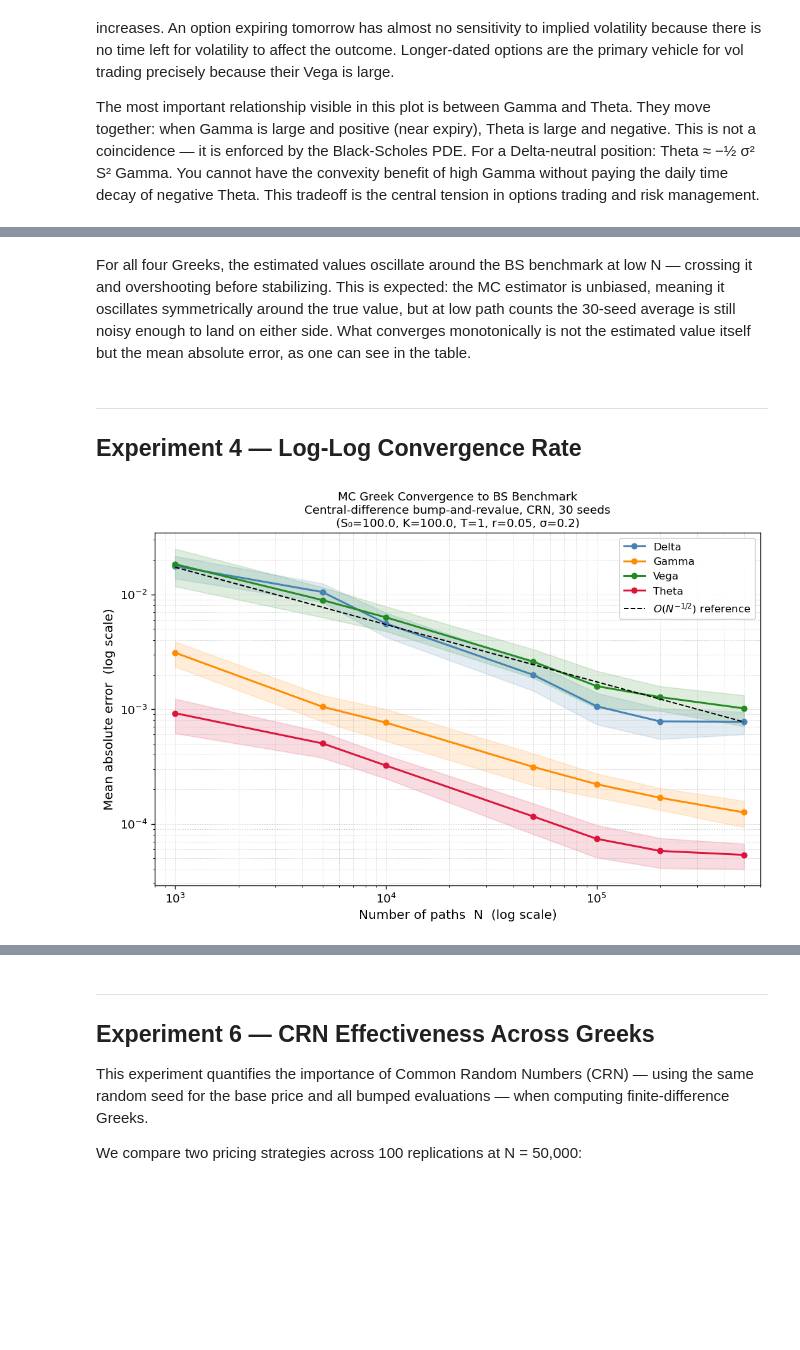
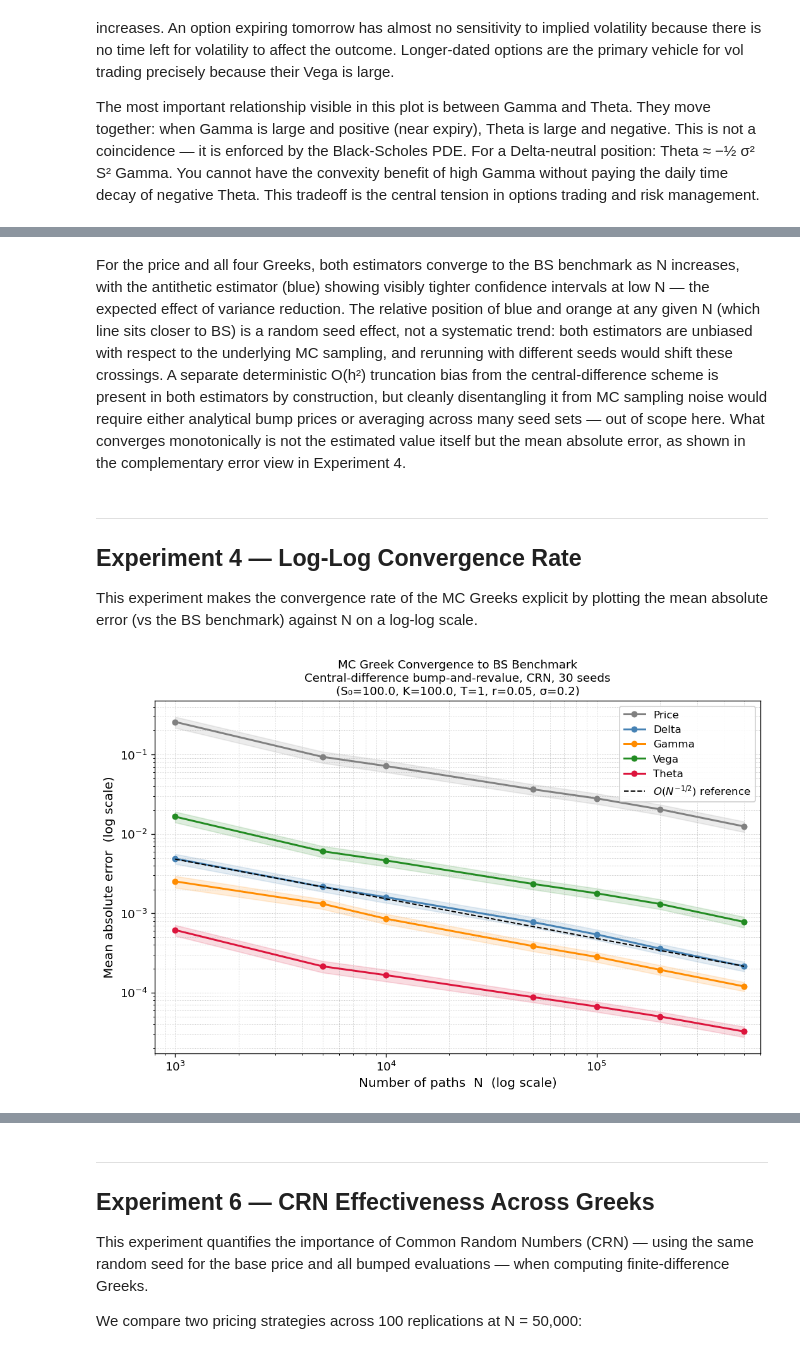
Before and after one commit to bfl-almeida/project_monte_carlo, a Jupyter notebook: notebooks/research_demo_greeks.ipynb, the cells around one changed output, grey strips where cells are left out. Drawn from its saved outputs; the diff is of its cells as text; code cells hidden in the pictures; blank space fills up the shorter version.

```diff
--- a/notebooks/research_demo_greeks.ipynb
+++ b/notebooks/research_demo_greeks.ipynb
@@ -265,10 +262,11 @@ path_grid=[1_000, 5_000, 10_000, 50_000, 100_000, 200_000, 500_000]
 
 mc_greeks = mc_european_option_greeks(S0, K, T, r, sigma, 'call',path_grid[-1], random_seed,)
 
-def run_mc_greeks_experiment(S0, K, T, r, sigma, path_grid):
+def run_mc_greeks_experiment(S0, K, T, r, sigma, path_grid, antithetic=False, n_seeds = 30) -> pd.DataFrame:
 
     # Compute analytical benchmarks once, outside all loops
     benchmarks = {
+        "price": bs_call_price(S0, K, T, r, sigma),
         "delta": bs_call_delta(S0, K, T, r, sigma),
         "gamma": bs_gamma(S0, K, T, r, sigma),
         "vega":  bs_vega(S0, K, T, r, sigma),
@@ -280,18 +278,20 @@ def run_mc_greeks_experiment(S0, K, T, r, sigma, path_grid):
 
     #Loop over path counts and seeds, collect results and runtimes
     for n_paths in path_grid:
-        for used_seed in range(30):
+        for used_seed in range(n_seeds):
             t0 = time.perf_counter()
             res = mc_european_option_greeks(
                 S0=S0, K=K, T=T, r=r, sigma=sigma,
                 option_type="call",
                 n_paths=n_paths,
+                antithetic=antithetic,
                 random_seed=used_seed,
             )
             rt = time.perf_counter() - t0
 
             rows.append({
                 "n_paths":   n_paths,
+                "price":     res.base_price,
                 "delta":  res.delta,
                 "gamma":  res.gamma,
                 "vega":   res.vega,
@@ -302,6 +302,7 @@ def run_mc_greeks_experiment(S0, K, T, r, sigma, path_grid):
 
     df = pd.DataFrame(rows)
     # Add absolute error columns using benchmarks
+
     for greek, bs_val in benchmarks.items():
         df[f"{greek}_error"] = np.abs(df[greek] - bs_val)
     return df
@@ -313,6 +314,9 @@ def aggregate_greeks_experiment(df: pd.DataFrame) -> pd.DataFrame:
     agg =  (
         df.groupby("n_paths")
         .agg(
+            price=("price", "mean"),
+            price_mean_error=("price_error", "mean"),
+            price_se        =("price_error", se),
             delta=("delta", "mean"),
             delta_mean_error=("delta_error", "mean"),
             delta_se        =("delta_error", se),
@@ -337,13 +341,16 @@ def aggregate_greeks_experiment(df: pd.DataFrame) -> pd.DataFrame:
     return agg
 
 benchmarks_dict = {
+        "price": bs_call_price(S0, K, T, r, sigma),
         "delta": bs_call_delta(S0, K, T, r, sigma),
         "gamma": bs_gamma(S0, K, T, r, sigma),
         "vega":  bs_vega(S0, K, T, r, sigma),
         "theta": bs_call_theta(S0, K, T, r, sigma),
     }
 
-df_raw = run_mc_greeks_experiment(S0, K, T, r, sigma, path_grid)
+n_seeds = 100
+
+df_raw = run_mc_greeks_experiment(S0, K, T, r, sigma, path_grid, antithetic=True, n_seeds=n_seeds)
 agg_df  = aggregate_greeks_experiment(df_raw)
 # %% [markdown]
 ### Aggregated Greek Estimates Across 30 Seeds
@@ -435,12 +505,14 @@ plt.show()
 # %% [markdown]
-For all four Greeks, the estimated values oscillate around the BS benchmark at low N — crossing it and overshooting before stabilizing. This is expected: the MC estimator is unbiased, meaning it oscillates symmetrically around the true value, but at low path counts the 30-seed average is still noisy enough to land on either side. What converges monotonically is not the estimated value itself but the mean absolute error, as one can see in the table.
+For the price and all four Greeks, both estimators converge to the BS benchmark as N increases, with the antithetic estimator (blue) showing visibly tighter confidence intervals at low N — the expected effect of variance reduction. The relative position of blue and orange at any given N (which line sits closer to BS) is a random seed effect, not a systematic trend: both estimators are unbiased with respect to the underlying MC sampling, and rerunning with different seeds would shift these crossings. A separate deterministic O(h²) truncation bias from the central-difference scheme is present in both estimators by construction, but cleanly disentangling it from MC sampling noise would require either analytical bump prices or averaging across many seed sets — out of scope here. What converges monotonically is not the estimated value itself but the mean absolute error, as shown in the complementary error view in Experiment 4.
 # %% [markdown]
 ---
-## Experiment 4 —  Log-Log Convergence Rate
+## Experiment 4 — Log-Log Convergence Rate
+
+This experiment makes the convergence rate of the MC Greeks explicit by plotting the mean absolute error (vs the BS benchmark) against N on a log-log scale.
 # %%
 fig, ax = plt.subplots(1, 1, figsize=(9, 6))
 
-colors = {"delta": "steelblue", "gamma": "darkorange",
+colors = {"price": "gray","delta": "steelblue", "gamma": "darkorange",
           "vega": "forestgreen", "theta": "crimson"}
 
 for greek, color in colors.items():
@@ -452,32 +524,32 @@ for greek, color in colors.items():
               linewidth=1.8, markersize=5, label=greek.capitalize())
     ax.fill_between(
         n,
         np.maximum(mean - 1.96 * se, 1e-6),  # clip negative lower bound
         mean + 1.96 * se,
         alpha=0.15, color=color,
     )
 
 # O(N^{-0.5}) reference slope
 n_ref  = np.array([n.min(), n.max()])
 anchor = agg_df["delta_mean_error"].iloc[-1] * (n.max() ** 0.5)
 ax.loglog(n_ref, anchor * n_ref ** -0.5,
           color="black", linestyle="--", linewidth=1.2,
           label=r"$O(N^{-1/2})$ reference")
 
 ax.set_xlabel("Number of paths  N  (log scale)", fontsize=12)
 ax.set_ylabel("Mean absolute error  (log scale)", fontsize=12)
 ax.set_title(
     "MC Greek Convergence to BS Benchmark\n"
     r"Central-difference bump-and-revalue, CRN, 30 seeds"
     f"\n(S₀={S0}, K={K}, T={T}, r={r}, σ={sigma})",
     fontsize=11,
 )
 ax.legend(fontsize=10, framealpha=0.9)
 ax.grid(True, which="both", linestyle=":", linewidth=0.6, alpha=0.7)
 ax.set_xlim(n.min() * 0.8, n.max() * 1.2)
 
 plt.tight_layout()
 plt.show()
 # %% [output]
-[figure, old version]
+[figure, new version]
 # %% [markdown]
```
Also changed, not shown: parts of 10 cells of this notebook.
